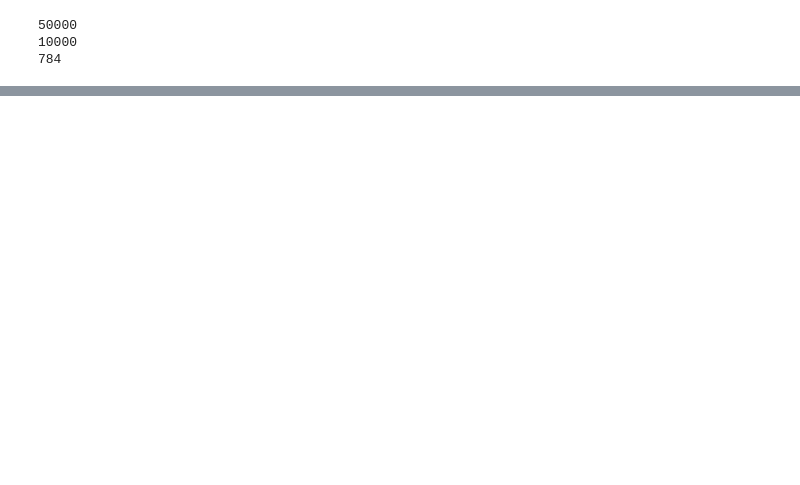
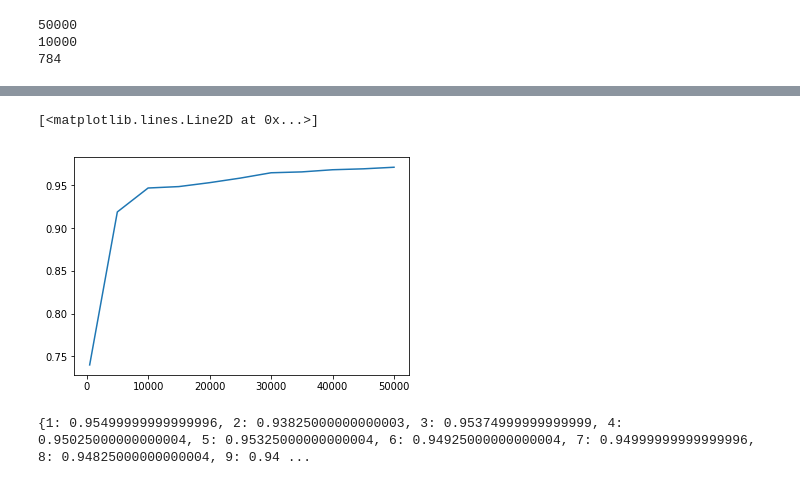
Before and after one commit to wingjammer1993/ML_Assign_1_KNN, a Jupyter notebook: ML_Assgn_1_KNN.ipynb, the cells around one changed output, grey strips where cells are left out. Cells and saved outputs as stored; diff of their text form; code cells hidden in the pictures; blank space fills up the shorter version.

```diff
--- a/ML_Assgn_1_KNN.ipynb
+++ b/ML_Assgn_1_KNN.ipynb
@@ -210,3 +210,36 @@ Ran 4 tests in 0.024s
 
 OK
 <unittest.runner.TextTestResult run=4 errors=0 failures=0>
+# %%
+training = data.train_x
+test = data.test_x
+training_label = data.train_y
+test_label = data.test_y
+
+a = [500, 5000, 10000, 15000, 20000, 25000, 30000, 35000, 40000, 45000, 50000]
+b = []
+
+for i in a:
+    train_part = training[0:i, 0:784]
+    label_part = training_label[0:i]
+    ml_classifier = Knearest(train_part, label_part)
+    C_matrix = ml_classifier.confusion_matrix(test[0: int(0.2*i) , 0:784], test_label[0: int(0.2*i)])
+    b.append(ml_classifier.accuracy(C_matrix))
+# %%
+import matplotlib.pyplot as plt
+plt.plot(a,b)
+# %% [output]
+[<matplotlib.lines.Line2D at 0x...>]
+[figure, added]
+# %%
+train_part = training[0:20000, 0:784]
+label_part = training_label[0:20000]
+
+accuracy_k = {}
+for i in range(1,20):
+    ml_classifier = Knearest(train_part, label_part, i)
+    C_matrix = ml_classifier.confusion_matrix(test[0:4000,0:784], test_label[0:4000])
+    accuracy_k[i] = ml_classifier.accuracy(C_matrix)
+print(accuracy_k)
+# %% [output]
+{1: 0.95499999999999996, 2: 0.93825000000000003, 3: 0.95374999999999999, 4: 0.95025000000000004, 5: 0.95325000000000004, 6: 0.94925000000000004, 7: 0.94999999999999996, 8: 0.94825000000000004, 9: 0.94 ...
```
Also changed, not shown: parts of 13 cells of this notebook.
